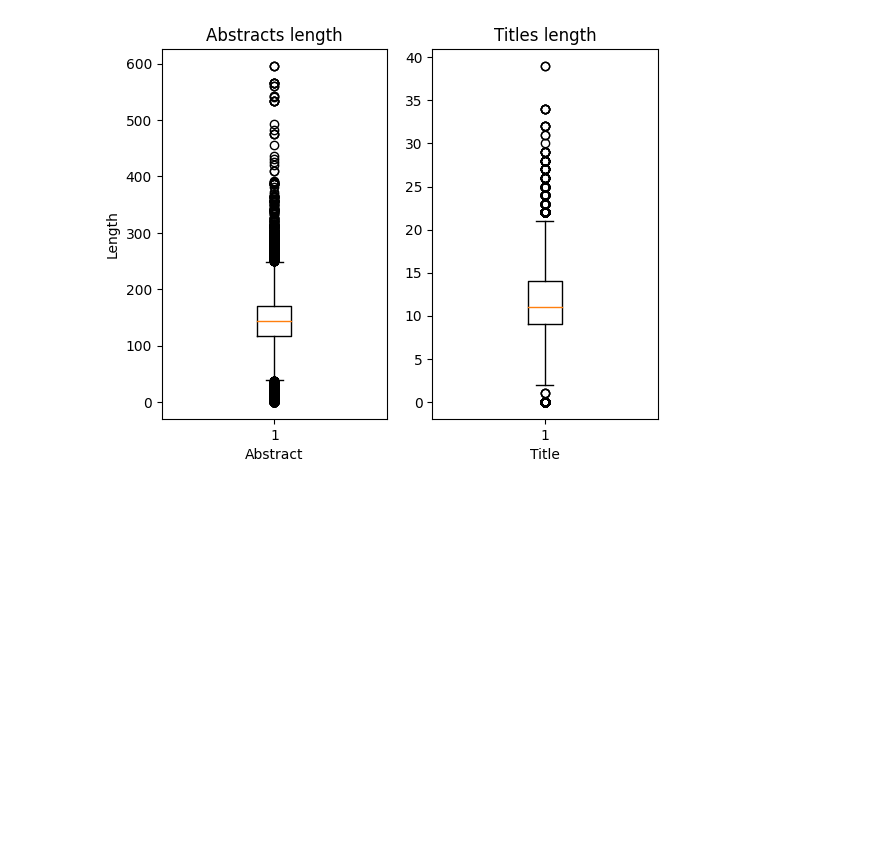
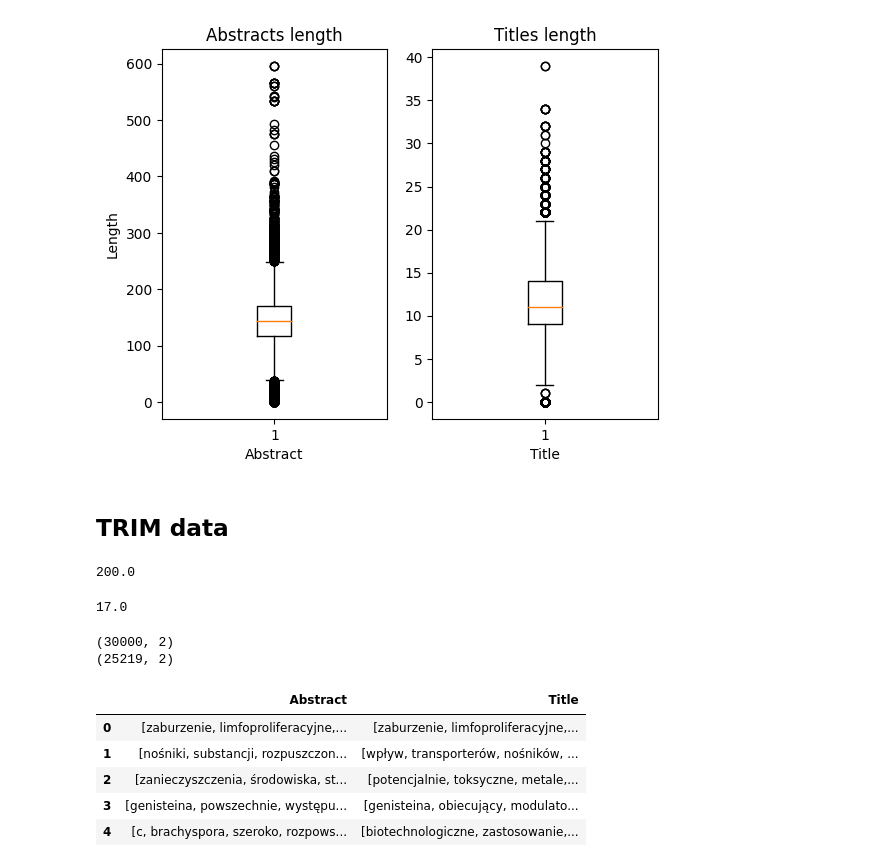
Before and after one commit to KubaOfca/nlp-project, a Jupyter notebook: title_generator.ipynb, the cells around one changed output. Drawn from its saved outputs; the diff is of its cells as text; code cells hidden in the pictures; blank space fills up the shorter version.

```diff
--- a/title_generator.ipynb
+++ b/title_generator.ipynb
@@ -96,3 +100,15 @@ ax2.set_title('Titles length')
 plt.show()
 # %% [output]
 [figure]
+# %% [markdown]
+## TRIM data
+# %%
+MAX_ABSTRACT_LEN = abstract_len.quantile([.90]).iloc[0]
+MAX_ABSTRACT_LEN
+# %% [output]
+200.0
+# %%
+MAX_TITLE_LEN = title_len.quantile([.90]).iloc[0]
+MAX_TITLE_LEN
+# %% [output]
+17.0
@@ -99,3 +132,19 @@ plt.show()
+# %%
+print(data_pre_proc.shape)
+trim_data = trim_abstact_and_title(data_pre_proc, MAX_ABSTRACT_LEN, MAX_TITLE_LEN)
+print(trim_data.shape)
+# %% [output]
+(30000, 2)
+(25219, 2)
+# %%
+trim_data.head()
+# %% [output]
+|  | Abstract | Title |
+| 0 | [zaburzenie, limfoproliferacyjne,... | [zaburzenie, limfoproliferacyjne,... |
+| 1 | [nośniki, substancji, rozpuszczon... | [wpływ, transporterów, nośników, ... |
+| 2 | [zanieczyszczenia, środowiska, st... | [potencjalnie, toksyczne, metale,... |
+| 3 | [genisteina, powszechnie, występu... | [genisteina, obiecujący, modulato... |
+| 4 | [c, brachyspora, szeroko, rozpows... | [biotechnologiczne, zastosowanie,... |
 # %%
 from wordcloud import WordCloud
 from nltk.probability import FreqDist
```
Also changed, not shown: parts of 25 cells of this notebook.
